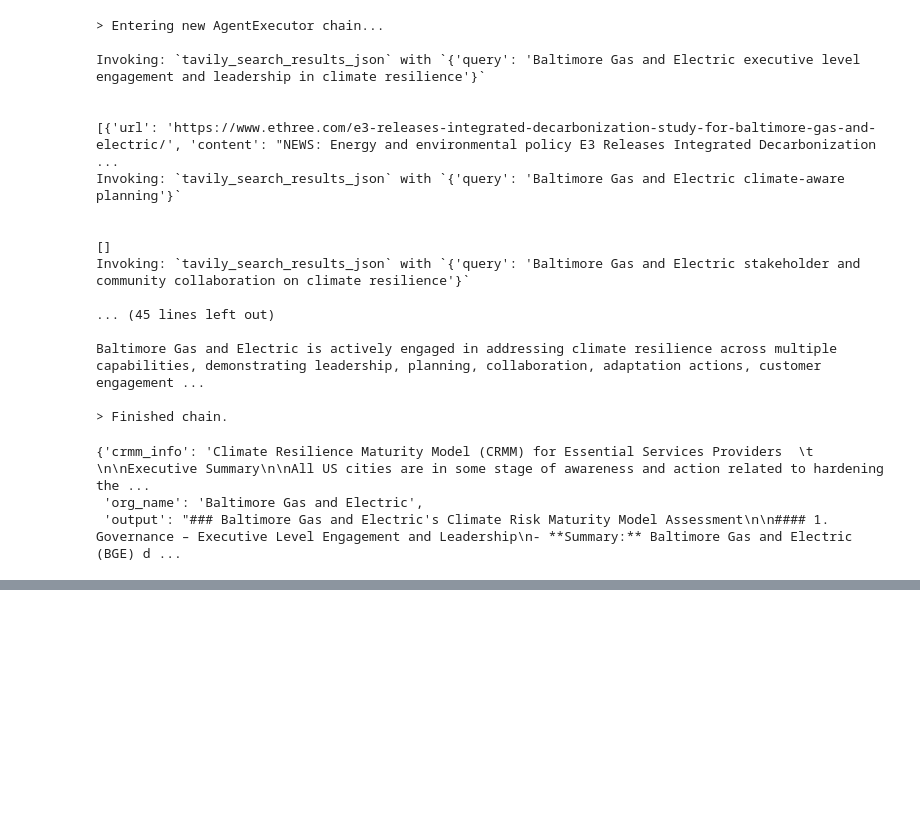
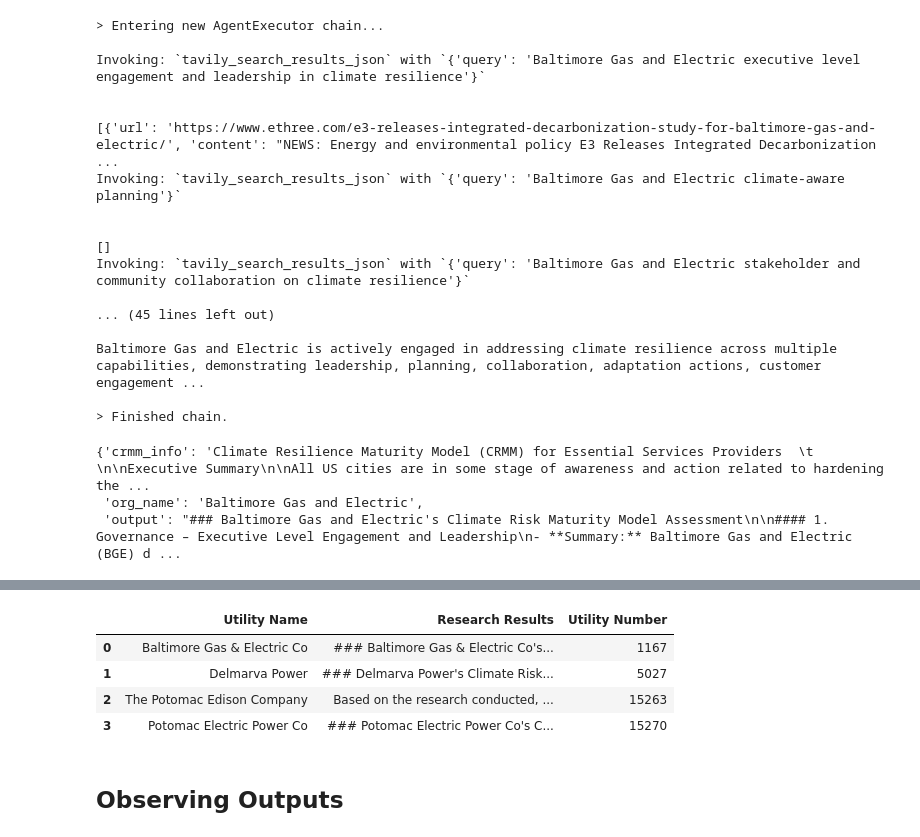
Before and after one commit to bradmarx112/CRMM_Scraping, a Jupyter notebook: CRMM_RAG_Testing.ipynb, the cells around one changed output, grey strips where cells are left out. Cells and saved outputs as stored; diff of their text form; code cells hidden in the pictures; blank space fills up the shorter version.

Commit message:
links to documentation, iterative agent logic

```diff
--- a/CRMM_RAG_Testing.ipynb
+++ b/CRMM_RAG_Testing.ipynb
@@ -86,4 +142,4 @@ chat_prompt = ChatPromptTemplate.from_messages([SystemMessagePromptTemplate(prom
 # %%
 # Define the model (GPT-4)
-llm = ChatOpenAI(model="gpt-4-turbo-preview", temperature=0.25)
+llm = ChatOpenAI(model=OPENAI_MODEL, temperature=MODEL_TEMP)
 # %%
@@ -92,5 +150,5 @@ tools = [brave_tool, tavily_tool]
 agent = create_openai_tools_agent(llm, tools, chat_prompt)
 # %%
 # Define agent executor
-agent_executor = AgentExecutor(agent=agent, tools=tools, verbose=True)
+agent_executor = AgentExecutor(agent=agent, tools=tools, verbose=VERBOSE)
 # %% [markdown]
@@ -161,0 +188,21 @@ Baltimore Gas and Electric is actively engaged in addressing climate resilience
+# %%
+
+# Define input list: Currently is investor-owned elec utils from MD
+md_elec_providers = investor_util_coverage[investor_util_coverage['State'] == 'MD']['Utility Name'].unique()
+
+research_output = {}
+
+# Iterate over every provider in our array
+for organization in md_elec_providers:
+
+    ## Compile Agent Input
+    input_dict = {
+        'crmm_info': crmm_raw,
+        'org_name': organization
+    }
+
+    # Run the agent for given org
+    agent_output: dict = agent_executor.invoke(input_dict)
+
+    # Record result in dict
+    research_output[organization] = agent_output['output']
@@ -161,0 +227,13 @@ Baltimore Gas and Electric is actively engaged in addressing climate resilience
+# %%
+rag_output = pd.DataFrame.from_dict(research_output, orient='index', columns=['Research Results']).reset_index(names=['Utility Name'])
+rag_output = rag_output.merge(investor_utils, on='Utility Name', how='inner')
+# %%
+rag_output
+# %% [output]
+|  | Utility Name | Research Results | Utility Number |
+| 0 | Baltimore Gas & Electric Co | ### Baltimore Gas & Electric Co's... | 1167 |
+| 1 | Delmarva Power | ### Delmarva Power's Climate Risk... | 5027 |
+| 2 | The Potomac Edison Company | Based on the research conducted, ... | 15263 |
+| 3 | Potomac Electric Power Co | ### Potomac Electric Power Co's C... | 15270 |
+# %% [markdown]
+## Observing Outputs
```
Also changed, not shown: parts of 25 cells of this notebook.
